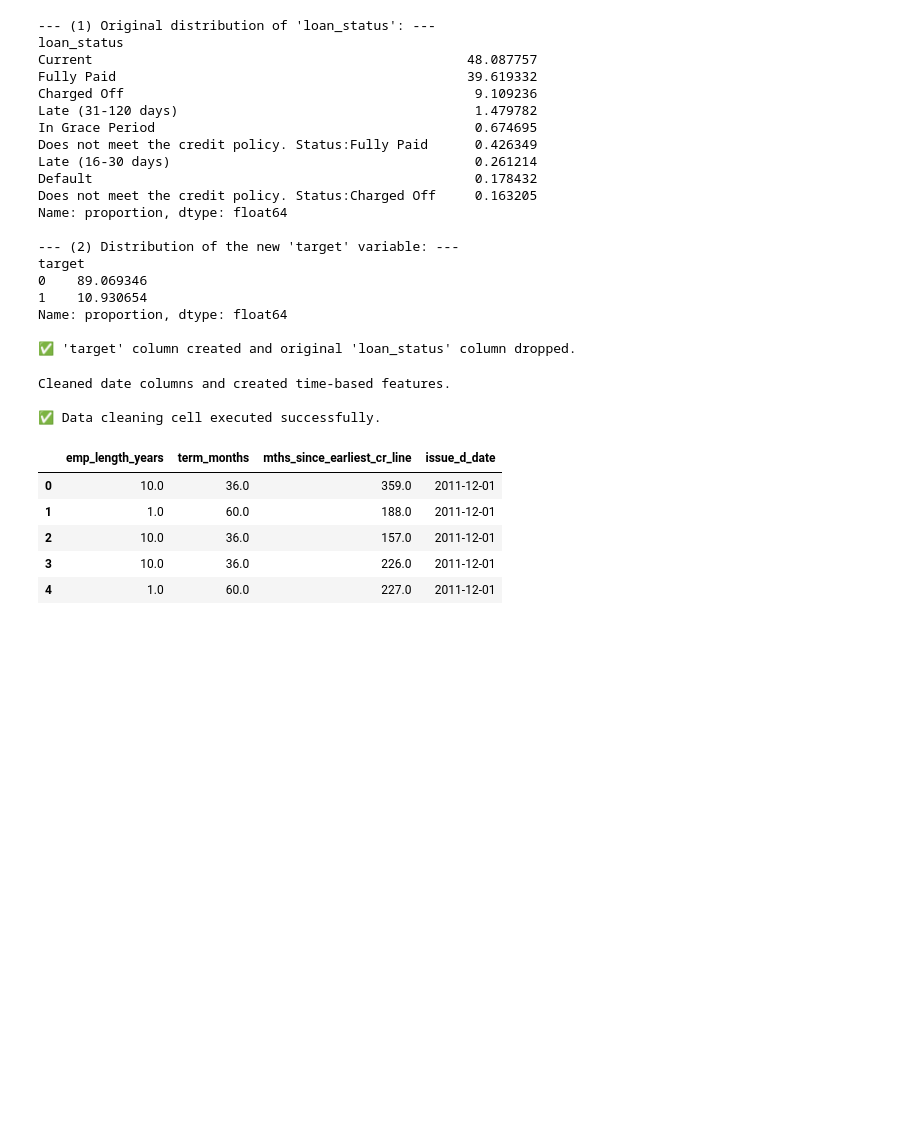
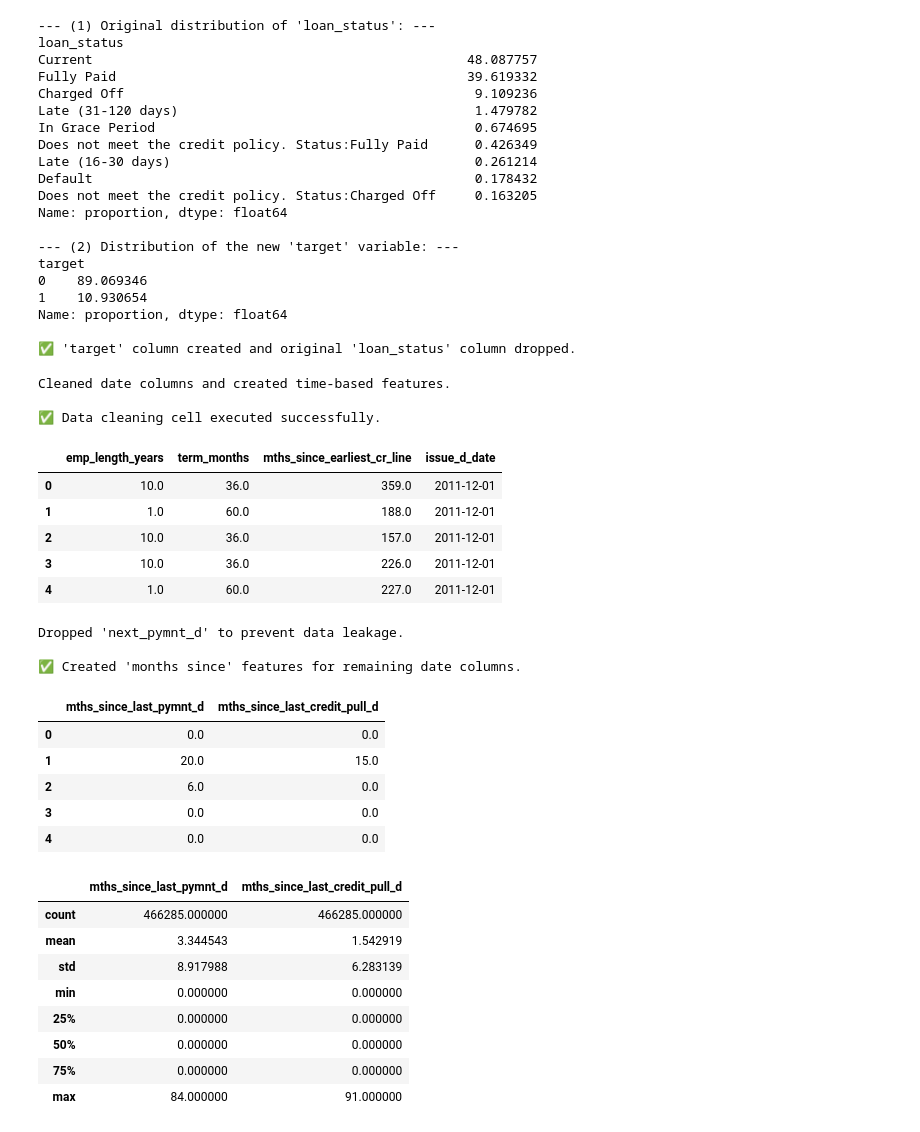
Before and after one commit to theodoreraff/credit-risk-prediction, a Jupyter notebook: credit_risk_prediction.ipynb, the cells around one changed output. Drawn from its saved outputs; the diff is of its cells as text; code cells hidden in the pictures; blank space fills up the shorter version.

Commit message:
feat: Create time-based features from date columns

```diff
--- a/credit_risk_prediction.ipynb
+++ b/credit_risk_prediction.ipynb
@@ -303,3 +303,76 @@ Cleaned date columns and created time-based features.
 | 2 | 10.0 | 36.0 | 157.0 | 2011-12-01 |
 | 3 | 10.0 | 36.0 | 226.0 | 2011-12-01 |
 | 4 | 1.0 | 60.0 | 227.0 | 2011-12-01 |
+# %%
+# 7. CREATE FEATURES FROM REMAINING DATE COLUMNS
+# ----------------------------------------------------
+# We will process the remaining date columns to create 'months since' features.
+# We must also handle data leakage by removing columns with future information.
+
+if df is not None:
+    # --- (1) Handle Data Leakage ---
+    # Drop 'next_pymnt_d' as it contains future information not available at the time of prediction.
+    if 'next_pymnt_d' in df.columns:
+        df.drop(columns=['next_pymnt_d'], inplace=True)
+        print("Dropped 'next_pymnt_d' to prevent data leakage.")
+
+    # --- (2) Process Remaining Date Columns ---
+    # We will process a list of date columns to create new features.
+    date_cols_to_process = ['last_pymnt_d', 'last_credit_pull_d']
+
+    # Use the reference date we calculated in the previous step
+    # If it doesn't exist, calculate it again for safety.
+    if 'issue_d_date' in df.columns:
+        reference_date = df['issue_d_date'].max()
+    else:
+        # This is a fallback in case cells are run out of order
+        df['issue_d_date'] = pd.to_datetime(df['issue_d'], format='%b-%y', errors='coerce')
+        reference_date = df['issue_d_date'].max()
+
+    for col in date_cols_to_process:
+        if col in df.columns and df[col].dtype == 'object':
+            # Create a new feature name
+            new_col_name = f'mths_since_{col}'
+
+            # Convert to datetime
+            df[col + '_date'] = pd.to_datetime(df[col], format='%b-%y', errors='coerce')
+
+            # Calculate months difference using precise arithmetic
+            df[new_col_name] = (reference_date.year - df[col + '_date'].dt.year) * 12 + \
+                               (reference_date.month - df[col + '_date'].dt.month)
+
+            # Replace negative values that can result from future dates with 0
+            df[new_col_name] = df[new_col_name].apply(lambda x: x if x >= 0 else 0)
+
+    # --- (3) Drop Original and Intermediate Columns ---
+    cols_to_drop = [col for col in date_cols_to_process] # e.g., 'last_pymnt_d'
+    cols_to_drop.extend([col + '_date' for col in date_cols_to_process]) # e.g., 'last_pymnt_d_date'
+
+    df.drop(columns=cols_to_drop, inplace=True, errors='ignore')
+
+    print("\n✅ Created 'months since' features for remaining date columns.")
+    # Display a sample of the new features
+    display(df[['mths_since_last_pymnt_d', 'mths_since_last_credit_pull_d']].head())
+    display(df[['mths_since_last_pymnt_d', 'mths_since_last_credit_pull_d']].describe())
+
+else:
+    print("❌ DataFrame not loaded. Please run the data loading cell first.")
+# %% [output]
+Dropped 'next_pymnt_d' to prevent data leakage.
+
+✅ Created 'months since' features for remaining date columns.
+|  | mths_since_last_pymnt_d | mths_since_last_credit_pull_d |
+| 0 | 0.0 | 0.0 |
+| 1 | 20.0 | 15.0 |
+| 2 | 6.0 | 0.0 |
+| 3 | 0.0 | 0.0 |
+| 4 | 0.0 | 0.0 |
+|  | mths_since_last_pymnt_d | mths_since_last_credit_pull_d |
+| count | 466285.000000 | 466285.000000 |
+| mean | 3.344543 | 1.542919 |
+| std | 8.917988 | 6.283139 |
+| min | 0.000000 | 0.000000 |
+| 25% | 0.000000 | 0.000000 |
+| 50% | 0.000000 | 0.000000 |
+| 75% | 0.000000 | 0.000000 |
+| max | 84.000000 | 91.000000 |
```
